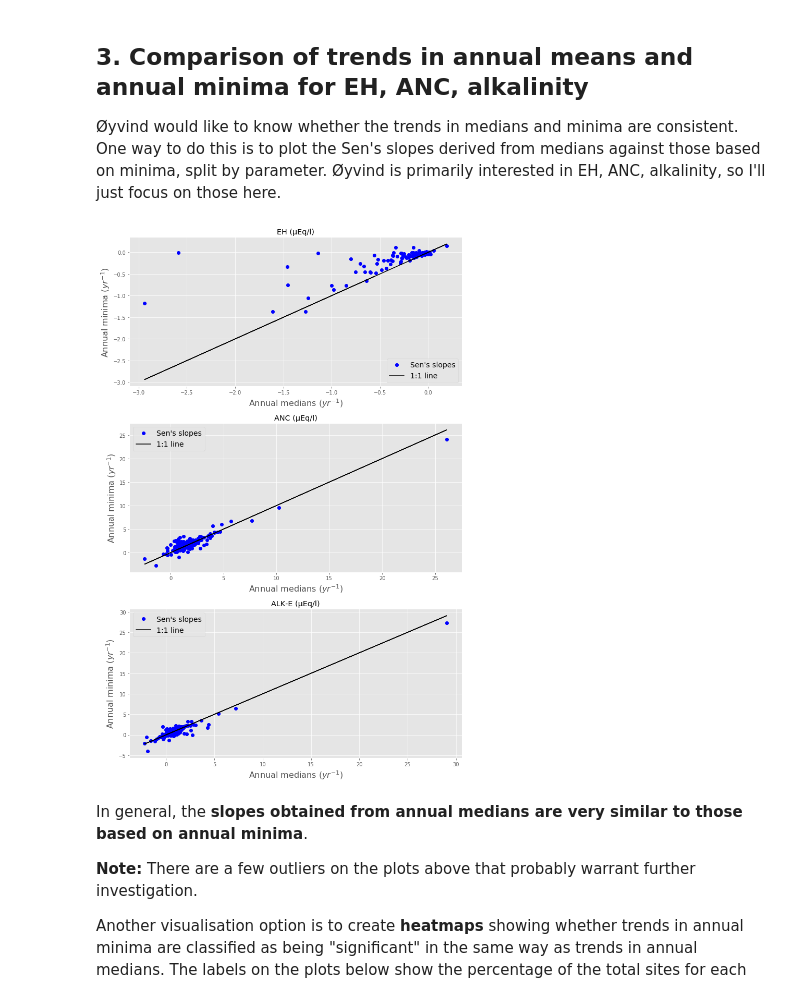
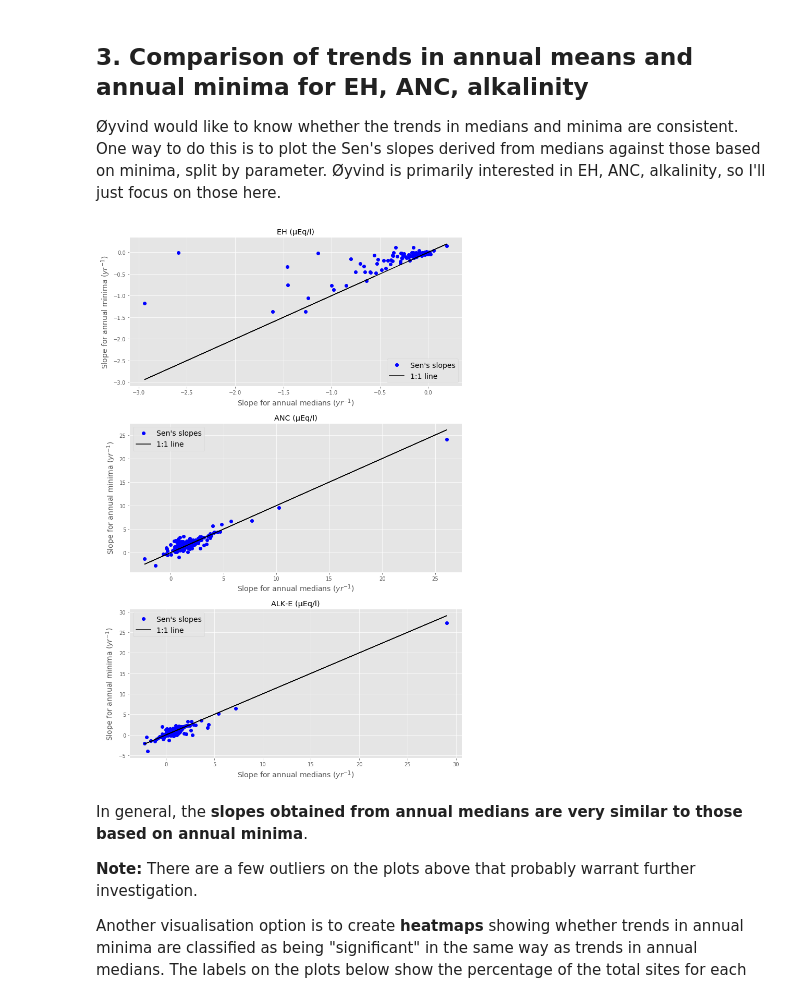
Before and after one commit to JamesSample/icpw, a Jupyter notebook: toc_report_feb_2019_part6.ipynb, the cells around one changed output. Saved outputs shown, nothing was run; the diff lists cells and outputs as text; code cells hidden in the pictures.

Commit message:
Modifying plot labels etc.

```diff
--- a/toc_report_feb_2019_part6.ipynb
+++ b/toc_report_feb_2019_part6.ipynb
@@ -364,36 +364,36 @@ res_df.head()
 # Cols of interest
 cols = ['station_id', 'variable', 'metric', 'sen_slp']
 
 # Setup plot
 fig, axes = plt.subplots(nrows=3, ncols=1, figsize=(10,15))
 
 # Loop over pars
 for idx, par in enumerate(['EH', 'ANC', 'ALK-E']):
     # Get data
     cols = ['station_id', 'variable', 'metric', 'sen_slp']
     comp_df = res_df.query("variable == @par")[cols].copy()
     del comp_df['variable']
     comp_df.set_index(['station_id', 'metric'], inplace=True)
 
     # Convert to 'wide' format
     comp_df = comp_df.unstack('metric')
     comp_df.columns = comp_df.columns.get_level_values('metric')
 
     # Plot
     axes[idx].plot(comp_df['annual median'], comp_df['annual minimum'], 'bo', label="Sen's slopes")
     axes[idx].plot(comp_df['annual median'], comp_df['annual median'], 'k-', label='1:1 line')
-    axes[idx].set_xlabel('Annual medians ($yr^{-1}$)', fontsize=16)
-    axes[idx].set_ylabel('Annual minima ($yr^{-1}$)', fontsize=16)
+    axes[idx].set_xlabel('Slope for annual medians ($yr^{-1}$)', fontsize=14)
+    axes[idx].set_ylabel('Slope for annual minima ($yr^{-1}$)', fontsize=14)
     axes[idx].legend(loc='best', fontsize=14)
     axes[idx].set_title('%s (µEq/l)' % par)
 
 plt.tight_layout()
 
 # Save
 out_png = os.path.join(out_fold, 'trend_minima_vs_medians.png')
 plt.savefig(out_png, dpi=200)
 # %% [output]
-[figure, old version]
+[figure, new version]
 # %% [markdown]
 In general, the **slopes obtained from annual medians are very similar to those based on annual minima**.
 
```
Also changed, not shown: parts of 7 cells of this notebook.
